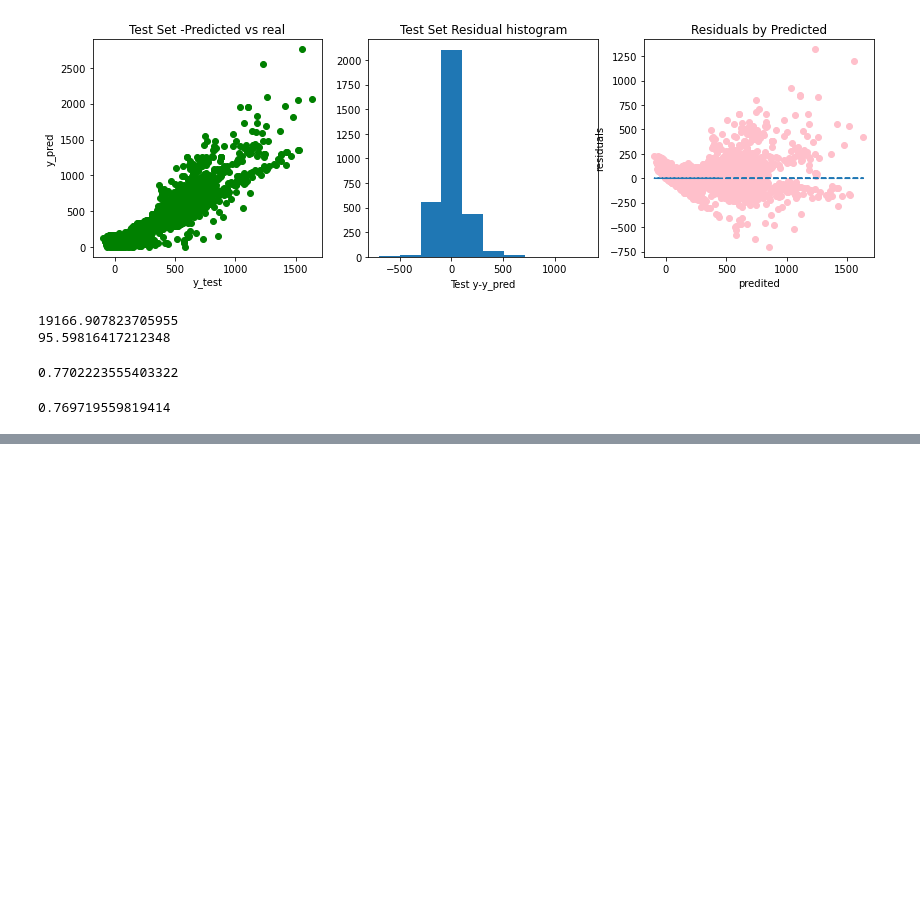
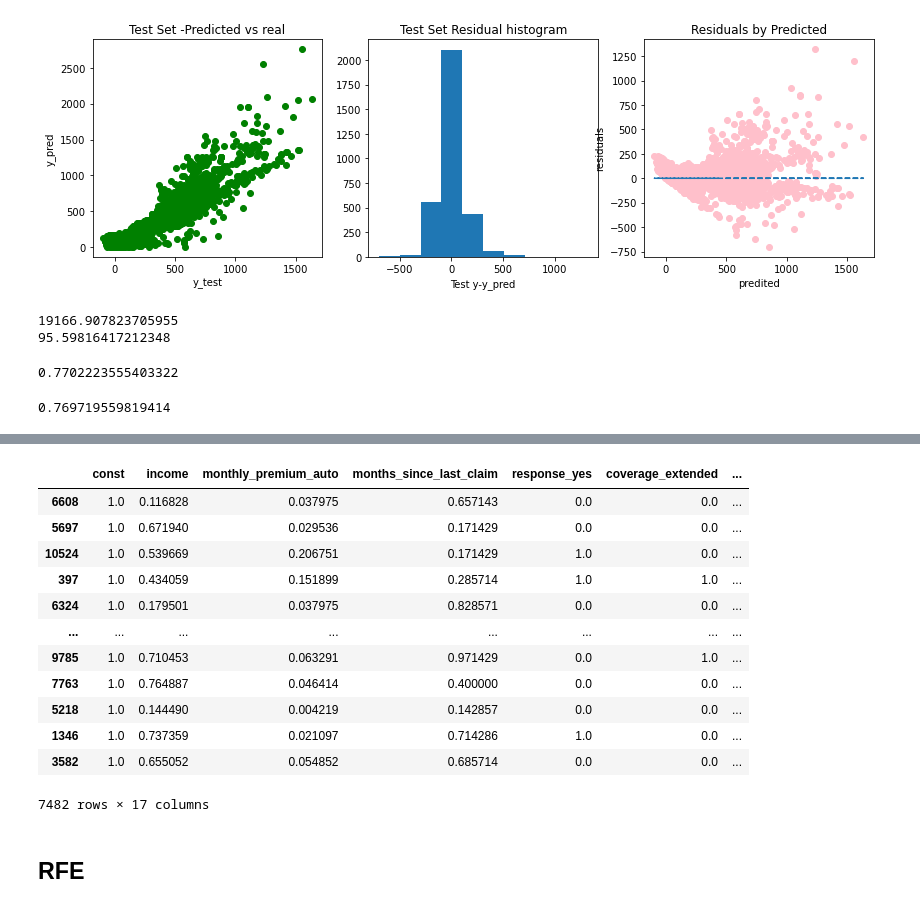
Before and after one commit to BarbaraZV/IHLabs_BV, a Jupyter notebook: Week7/Modeling_Customer_2_Comparing_regression_models.ipynb, the cells around one changed output, grey strips where cells are left out. Drawn from its saved outputs; the diff is of its cells as text; code cells hidden in the pictures; blank space fills up the shorter version.

```diff
--- a/Week7/Modeling_Customer_2_Comparing_regression_models.ipynb
+++ b/Week7/Modeling_Customer_2_Comparing_regression_models.ipynb
@@ -936,0 +1034,20 @@ X_added_constant
+# %%
+model.params[list(np.where(model.pvalues < 0.05)[0])].iloc[0:].index.tolist()
+significant_features=X_added_constant[model.params[list(np.where(model.pvalues < 0.05)[0])].iloc[0:].index.tolist()]
+significant_features
+# %% [output]
+|  | const | income | monthly_premium_auto | months_since_last_claim | response_yes | coverage_extended | ... |
+| 6608 | 1.0 | 0.116828 | 0.037975 | 0.657143 | 0.0 | 0.0 | ... |
+| 5697 | 1.0 | 0.671940 | 0.029536 | 0.171429 | 0.0 | 0.0 | ... |
+| 10524 | 1.0 | 0.539669 | 0.206751 | 0.171429 | 1.0 | 0.0 | ... |
+| 397 | 1.0 | 0.434059 | 0.151899 | 0.285714 | 1.0 | 1.0 | ... |
+| 6324 | 1.0 | 0.179501 | 0.037975 | 0.828571 | 0.0 | 0.0 | ... |
+| ... | ... | ... | ... | ... | ... | ... | ... |
+| 9785 | 1.0 | 0.710453 | 0.063291 | 0.971429 | 0.0 | 1.0 | ... |
+| 7763 | 1.0 | 0.764887 | 0.046414 | 0.400000 | 0.0 | 0.0 | ... |
+| 5218 | 1.0 | 0.144490 | 0.004219 | 0.142857 | 0.0 | 0.0 | ... |
+| 1346 | 1.0 | 0.737359 | 0.021097 | 0.714286 | 1.0 | 0.0 | ... |
+| 3582 | 1.0 | 0.655052 | 0.054852 | 0.685714 | 0.0 | 0.0 | ... |
+7482 rows × 17 columns
+# %% [markdown]
+## RFE
```
Also changed, not shown: parts of 52 cells of this notebook, 5 other files.
